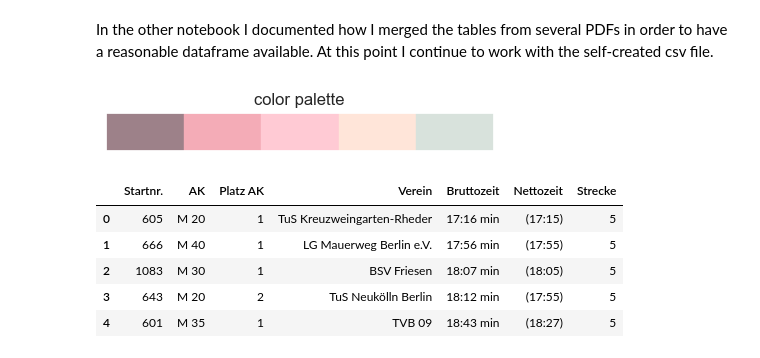
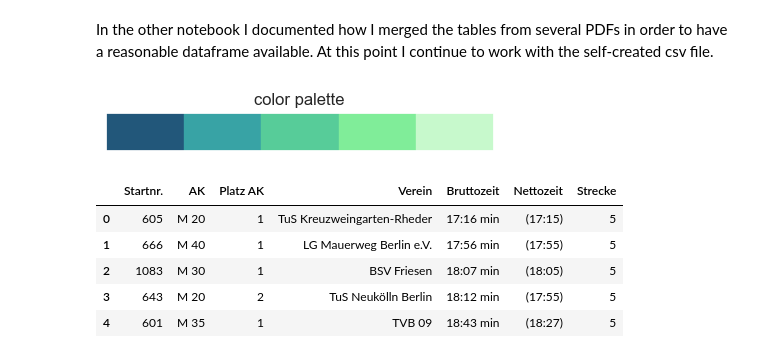
Before and after one commit to scheinmensch/Plaenterwaldlauf, a Jupyter notebook: Analysis.ipynb, the cells around one changed output. Saved outputs shown, nothing was run; the diff lists cells and outputs as text; code cells hidden in the pictures.

```diff
--- a/Analysis.ipynb
+++ b/Analysis.ipynb
@@ -8,24 +9,24 @@ from datetime import datetime
 # %%
 sns.set()
 
-c_pal = ['#9d8189', '#f4acb7', '#ffcad4', '#ffe5d9', '#d8e2dc']
+c_pal = ["#22577a","#38a3a5","#57cc99","#80ed99","#c7f9cc"]
 
 fig, ax = plt.subplots(figsize=(5, 0.5))
 
 for i, color in enumerate(c_pal):
     ax.add_patch(plt.Rectangle((i, 0), 1, 1, color=color))
 
 ax.set_xlim(0, len(c_pal))
 ax.set_ylim(0, 1)
 
 ax.set_xticks([])
 ax.set_yticks([])
 
 plt.title('color palette')
 
 plt.show();
 # %% [output]
-[figure, old version]
+[figure, new version]
 # %%
 data = pd.read_csv('data/plaenterwaldlauf.csv')
 # %%
```
Also changed, not shown: parts of 21 cells of this notebook.
